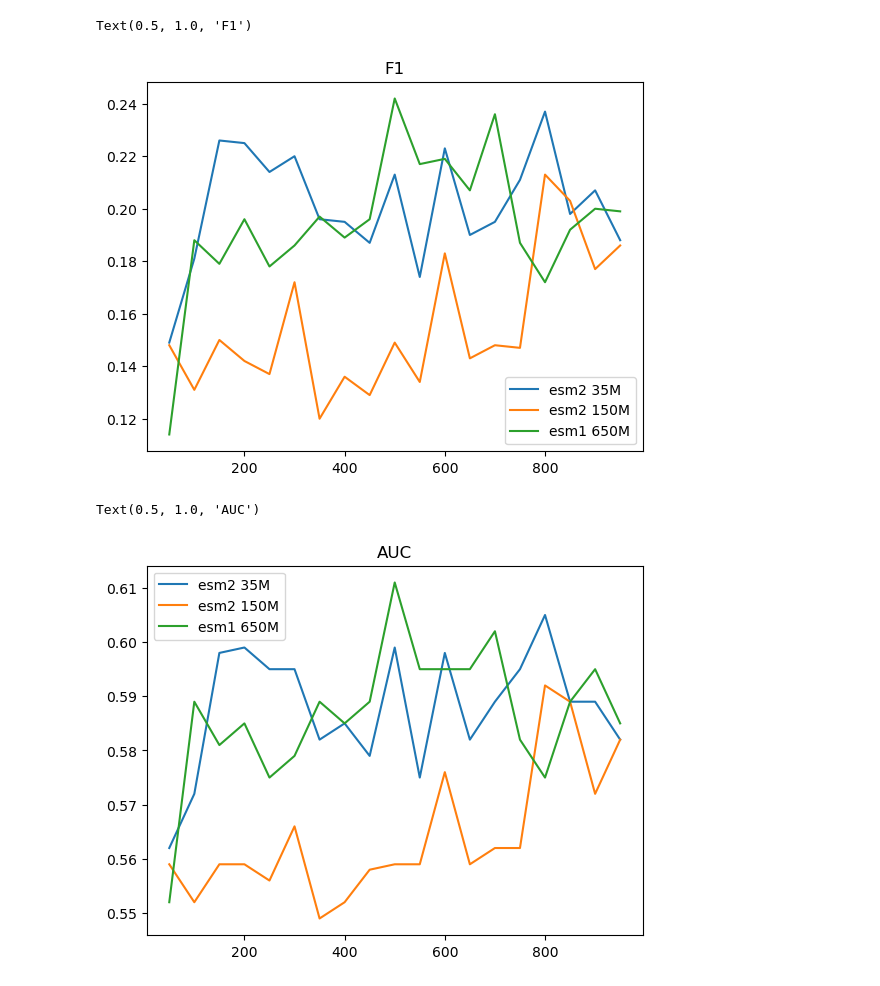
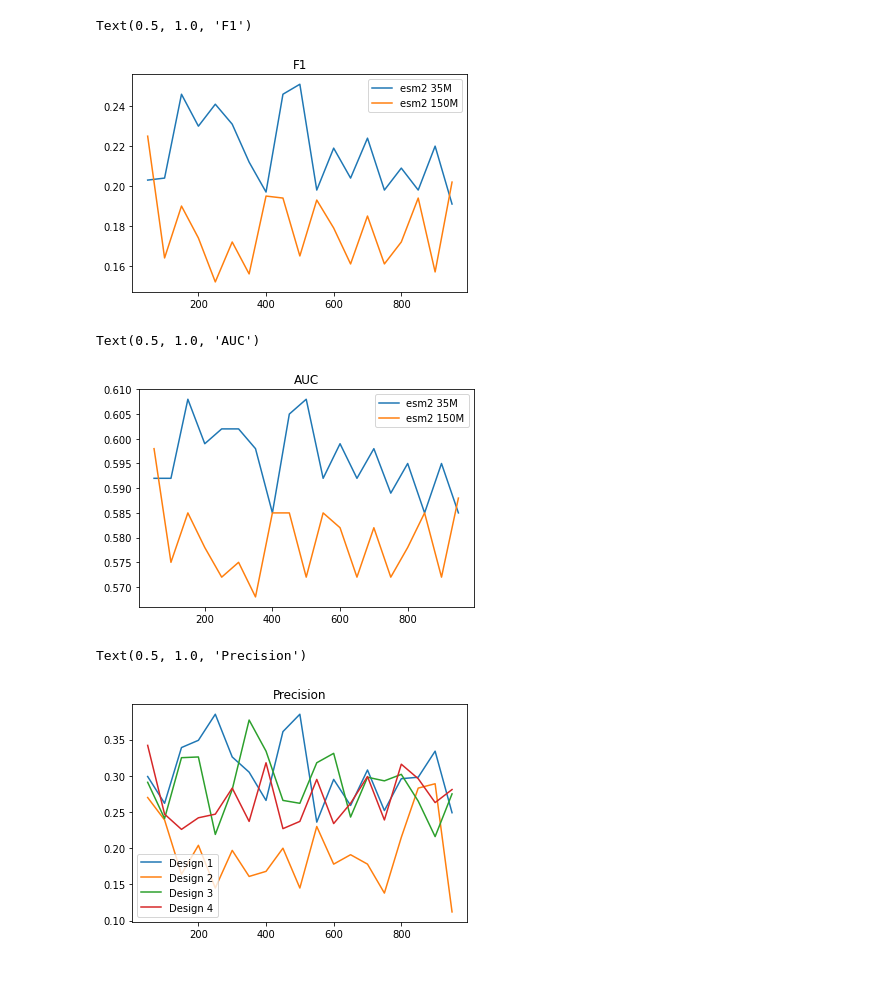
Before and after one commit to xxchenxx/CLEAN, a Jupyter notebook: app/draw.ipynb, the cells around one changed output. Saved outputs shown, nothing was run; the diff lists cells and outputs as text; code cells hidden in the pictures.

```diff
--- a/app/draw.ipynb
+++ b/app/draw.ipynb
@@ -1,6 +1,6 @@
 # %%
 import matplotlib.pyplot as plt
-with open("triplet_esm2_eval.out") as f:
+with open("layer_12_attention_1.out") as f:
     result_35m = f.readlines()
 # %%
 result_35m_precisions = []
@@ -65,18 +112,28 @@ Text(0.5, 1.0, 'Recall')
 # %%
-plt.plot(range(50, 1000, 50), result_35m_F1s, label='esm2 35M')
-plt.plot(range(50, 1000, 50), result_150m_F1s, label='esm2 150M')
-plt.plot(range(50, 1000, 50), result_650m_F1s, label='esm1 650M')
+plt.plot(range(50, 1000, 50), result_35m_F1s[-19:], label='esm2 35M')
+plt.plot(range(50, 1000, 50), result_150m_F1s[-19:], label='esm2 150M')
+# plt.plot(range(50, 1000, 50), result_650m_F1s[-19:], label='esm1 650M')
 plt.legend()
 plt.title("F1")
 # %% [output]
 Text(0.5, 1.0, 'F1')
-[figure, old version]
+[figure, new version]
 # %%
-plt.plot(range(50, 1000, 50), result_35m_AUCs, label='esm2 35M')
-plt.plot(range(50, 1000, 50), result_150m_AUCs, label='esm2 150M')
-plt.plot(range(50, 1000, 50), result_650m_AUCs, label='esm1 650M')
+plt.plot(range(50, 1000, 50), result_35m_AUCs[-19:], label='esm2 35M')
+plt.plot(range(50, 1000, 50), result_150m_AUCs[-19:], label='esm2 150M')
+# plt.plot(range(50, 1000, 50), result_650m_AUCs[-19:], label='esm1 650M')
 plt.legend()
 plt.title("AUC")
 # %% [output]
 Text(0.5, 1.0, 'AUC')
-[figure, old version]
+[figure, new version]
+# %%
+plt.plot(range(50, 1000, 50), result_35m_precisions[-19:], label='Design 1')
+plt.plot(range(50, 1000, 50), result_35m_2_precisions[-19:], label='Design 2')
+plt.plot(range(50, 1000, 50), result_35m_3_precisions[-19:], label='Design 3')
+plt.plot(range(50, 1000, 50), result_35m_4_precisions[-19:], label='Design 4')
+plt.legend()
+plt.title("Precision")
+# %% [output]
+Text(0.5, 1.0, 'Precision')
+[figure, added]
```
Also changed, not shown: parts of 12 cells of this notebook, 2 other files.
